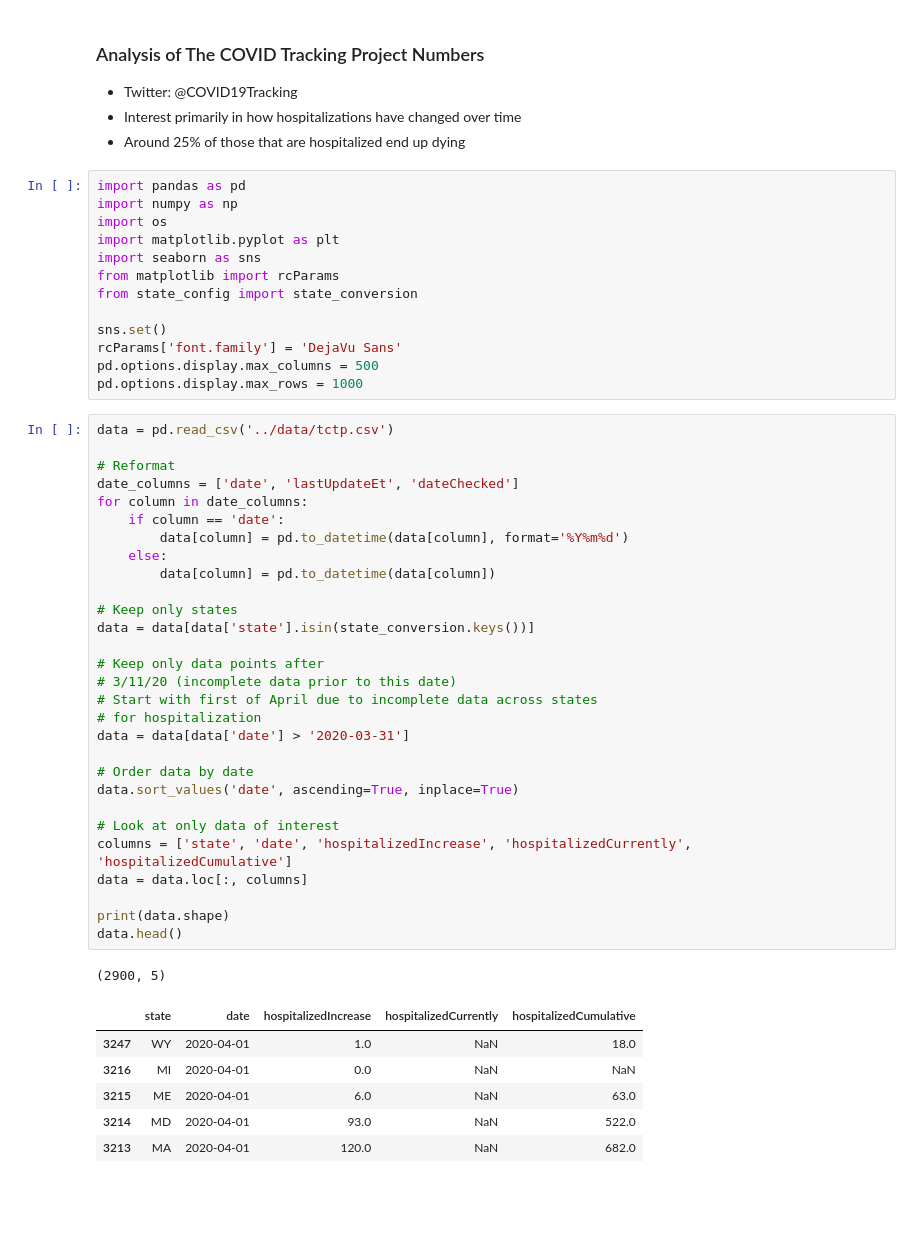
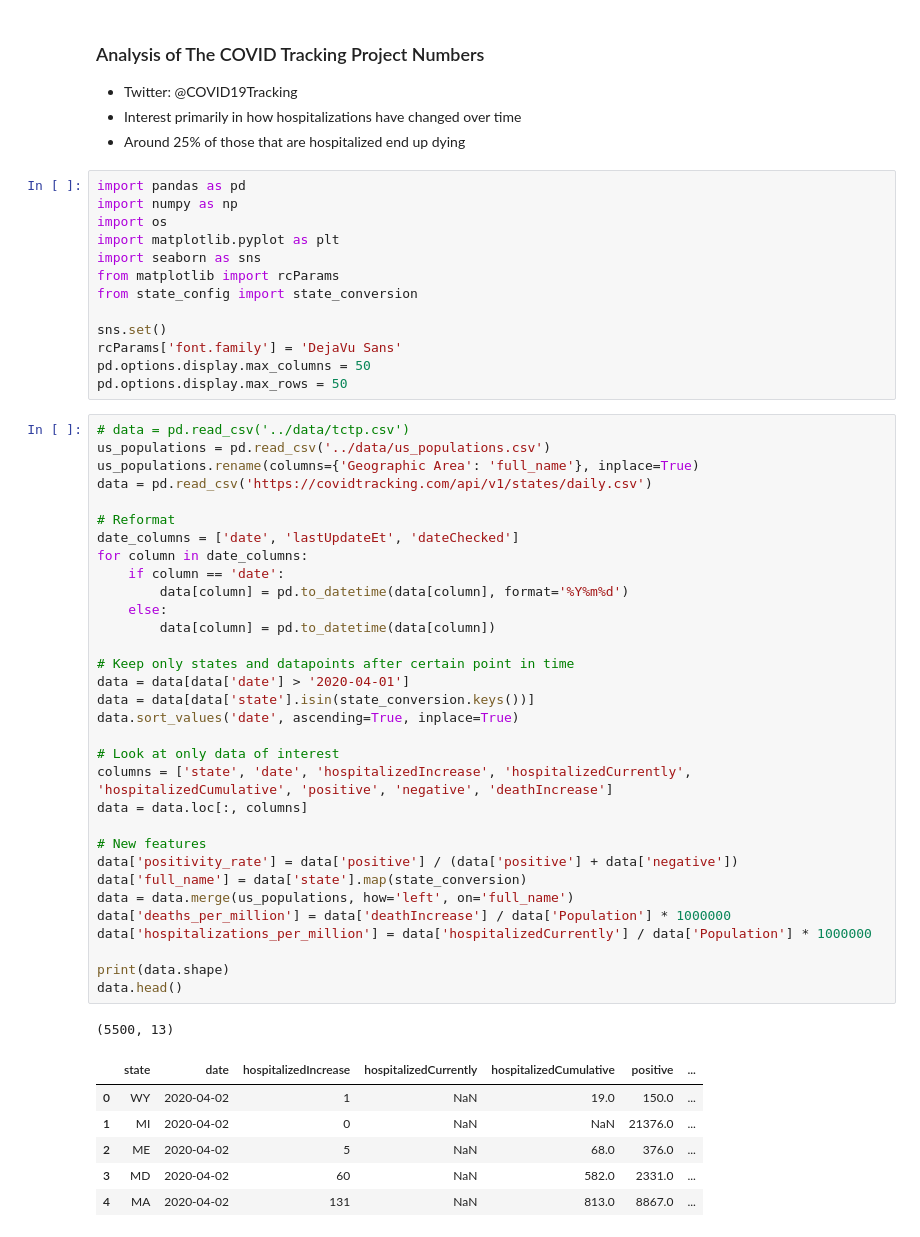
Before and after one commit to jdemeo/SARS-CoV-2, a Jupyter notebook: notebooks/hospitalization_numbers.ipynb, the cells around one changed output. Saved outputs shown, nothing was run; the diff lists cells and outputs as text; blank space fills up the shorter version.

```diff
--- a/notebooks/hospitalization_numbers.ipynb
+++ b/notebooks/hospitalization_numbers.ipynb
@@ -14,44 +14,47 @@ from state_config import state_conversion
 
 sns.set()
 rcParams['font.family'] = 'DejaVu Sans'
-pd.options.display.max_columns = 500
-pd.options.display.max_rows = 1000
+pd.options.display.max_columns = 50
+pd.options.display.max_rows = 50
 # %%
-data = pd.read_csv('../data/tctp.csv')
+# data = pd.read_csv('../data/tctp.csv')
+us_populations = pd.read_csv('../data/us_populations.csv')
+us_populations.rename(columns={'Geographic Area': 'full_name'}, inplace=True)
+data = pd.read_csv('https://covidtracking.com/api/v1/states/daily.csv')
 
 # Reformat
 date_columns = ['date', 'lastUpdateEt', 'dateChecked']
 for column in date_columns:
     if column == 'date':
         data[column] = pd.to_datetime(data[column], format='%Y%m%d')
     else:
         data[column] = pd.to_datetime(data[column])
 
-# Keep only states
+# Keep only states and datapoints after certain point in time
+data = data[data['date'] > '2020-04-01']
 data = data[data['state'].isin(state_conversion.keys())]
-
-# Keep only data points after
-# 3/11/20 (incomplete data prior to this date)
-# Start with first of April due to incomplete data across states
-# for hospitalization
-data = data[data['date'] > '2020-03-31']
-
-# Order data by date
 data.sort_values('date', ascending=True, inplace=True)
 
 # Look at only data of interest
-columns = ['state', 'date', 'hospitalizedIncrease', 'hospitalizedCurrently', 'hospitalizedCumulative']
+columns = ['state', 'date', 'hospitalizedIncrease', 'hospitalizedCurrently', 'hospitalizedCumulative', 'positive', 'negative', 'deathIncrease']
 data = data.loc[:, columns]
+
+# New features
+data['positivity_rate'] = data['positive'] / (data['positive'] + data['negative'])
+data['full_name'] = data['state'].map(state_conversion)
+data = data.merge(us_populations, how='left', on='full_name')
+data['deaths_per_million'] = data['deathIncrease'] / data['Population'] * 1000000
+data['hospitalizations_per_million'] = data['hospitalizedCurrently'] / data['Population'] * 1000000
 
 print(data.shape)
 data.head()
 # %% [output]
-(2900, 5)
+(5500, 13)
-|  | state | date | hospitalizedIncrease | hospitalizedCurrently | hospitalizedCumulative |
-| 3247 | WY | 2020-04-01 | 1.0 | NaN | 18.0 |
-| 3216 | MI | 2020-04-01 | 0.0 | NaN | NaN |
-| 3215 | ME | 2020-04-01 | 6.0 | NaN | 63.0 |
-| 3214 | MD | 2020-04-01 | 93.0 | NaN | 522.0 |
-| 3213 | MA | 2020-04-01 | 120.0 | NaN | 682.0 |
+|  | state | date | hospitalizedIncrease | hospitalizedCurrently | hospitalizedCumulative | positive | ... |
+| 0 | WY | 2020-04-02 | 1 | NaN | 19.0 | 150.0 | ... |
+| 1 | MI | 2020-04-02 | 0 | NaN | NaN | 21376.0 | ... |
+| 2 | ME | 2020-04-02 | 5 | NaN | 68.0 | 376.0 | ... |
+| 3 | MD | 2020-04-02 | 60 | NaN | 582.0 | 2331.0 | ... |
+| 4 | MA | 2020-04-02 | 131 | NaN | 813.0 | 8867.0 | ... |
 # %% [markdown]
 Notes:
```
Also changed, not shown: parts of 19 cells of this notebook.
